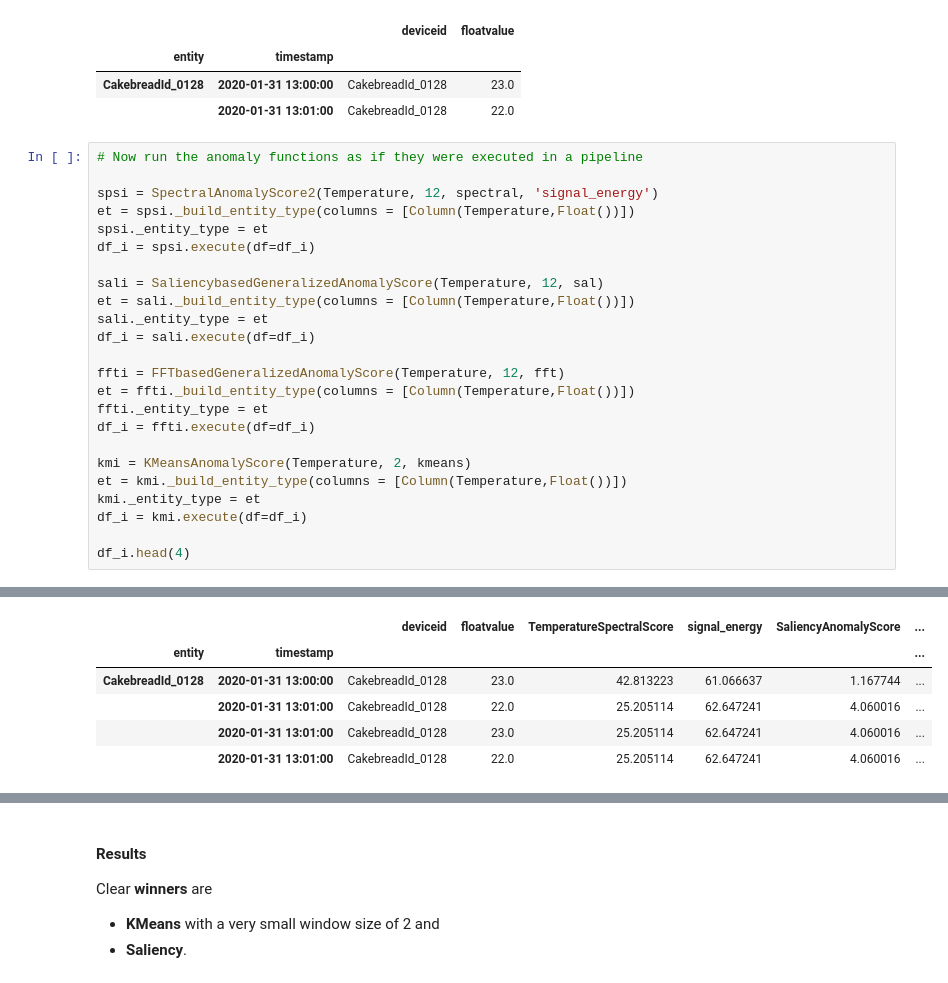
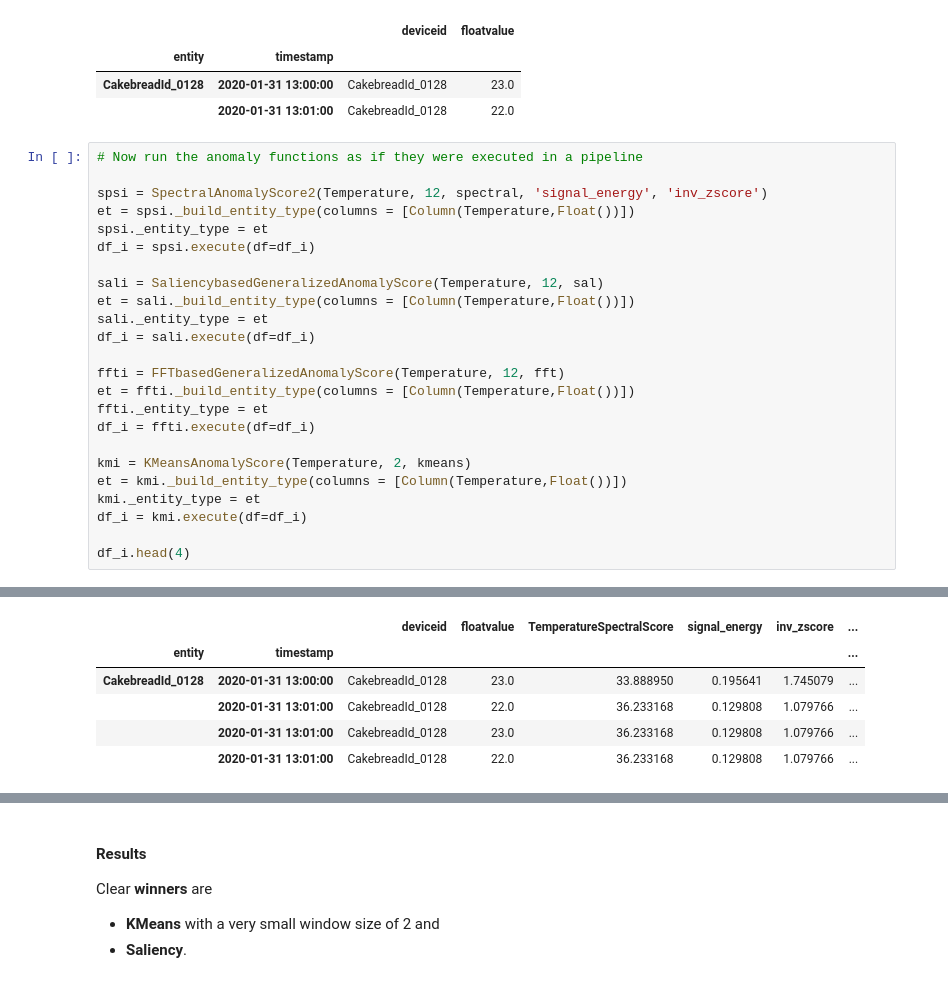
Before and after one commit to sedgewickmm18/mmfunctions, a Jupyter notebook: Investigate818.ipynb, the cells around one changed output, grey strips where cells are left out. Saved outputs shown, nothing was run; the diff lists cells and outputs as text.

```diff
--- a/Investigate818.ipynb
+++ b/Investigate818.ipynb
@@ -139,7 +141,7 @@ df_i.head(2)
 # %%
 # Now run the anomaly functions as if they were executed in a pipeline
 
-spsi = SpectralAnomalyScore2(Temperature, 12, spectral, 'signal_energy')
+spsi = SpectralAnomalyScore2(Temperature, 12, spectral, 'signal_energy', 'inv_zscore')
 et = spsi._build_entity_type(columns = [Column(Temperature,Float())])
 spsi._entity_type = et
 df_i = spsi.execute(df=df_i)
@@ -181,9 +183,9 @@ timestamp
-|  |  | deviceid | floatvalue | TemperatureSpectralScore | signal_energy | SaliencyAnomalyScore | ... |
+|  |  | deviceid | floatvalue | TemperatureSpectralScore | signal_energy | inv_zscore | ... |
 | entity | timestamp |  |  |  |  |  | ... |
-| CakebreadId_0128 | 2020-01-31 13:00:00 | CakebreadId_0128 | 23.0 | 42.813223 | 61.066637 | 1.167744 | ... |
-|  | 2020-01-31 13:01:00 | CakebreadId_0128 | 22.0 | 25.205114 | 62.647241 | 4.060016 | ... |
-|  | 2020-01-31 13:01:00 | CakebreadId_0128 | 23.0 | 25.205114 | 62.647241 | 4.060016 | ... |
-|  | 2020-01-31 13:01:00 | CakebreadId_0128 | 22.0 | 25.205114 | 62.647241 | 4.060016 | ... |
+| CakebreadId_0128 | 2020-01-31 13:00:00 | CakebreadId_0128 | 23.0 | 33.888950 | 0.195641 | 1.745079 | ... |
+|  | 2020-01-31 13:01:00 | CakebreadId_0128 | 22.0 | 36.233168 | 0.129808 | 1.079766 | ... |
+|  | 2020-01-31 13:01:00 | CakebreadId_0128 | 23.0 | 36.233168 | 0.129808 | 1.079766 | ... |
+|  | 2020-01-31 13:01:00 | CakebreadId_0128 | 22.0 | 36.233168 | 0.129808 | 1.079766 | ... |
 # %%
 # Simplify our pandas dataframe to prepare input for plotting
 EngineLogging.configure_console_logging(logging.INFO)
```
Also changed, not shown: parts of 5 cells of this notebook, 2 other files.
